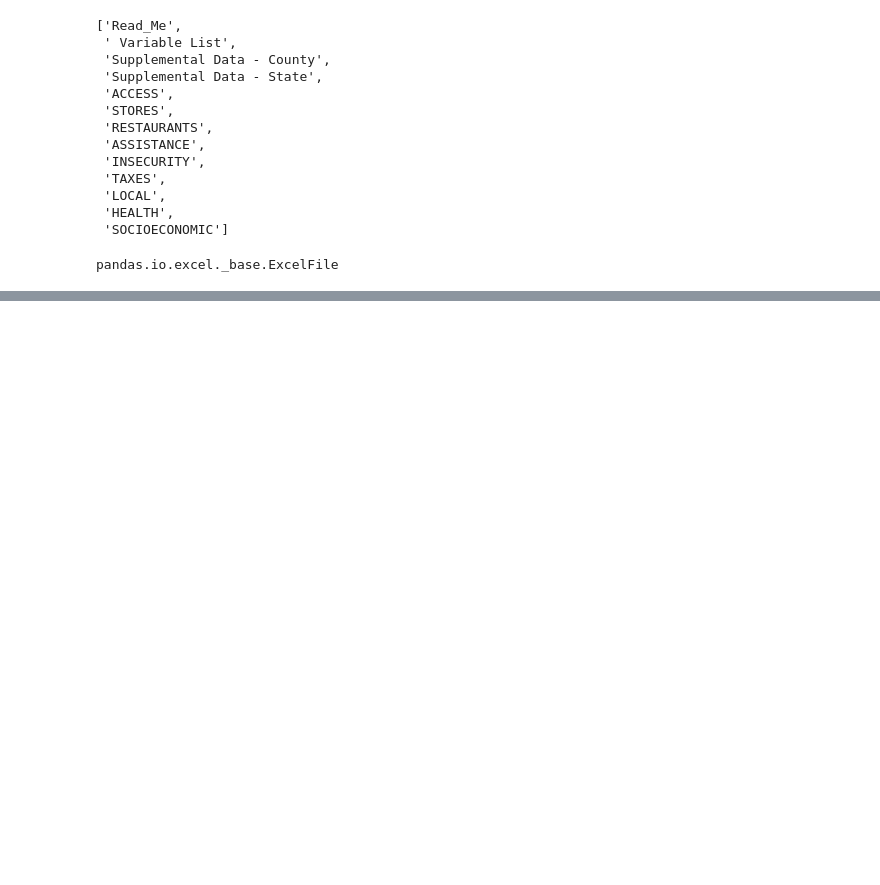
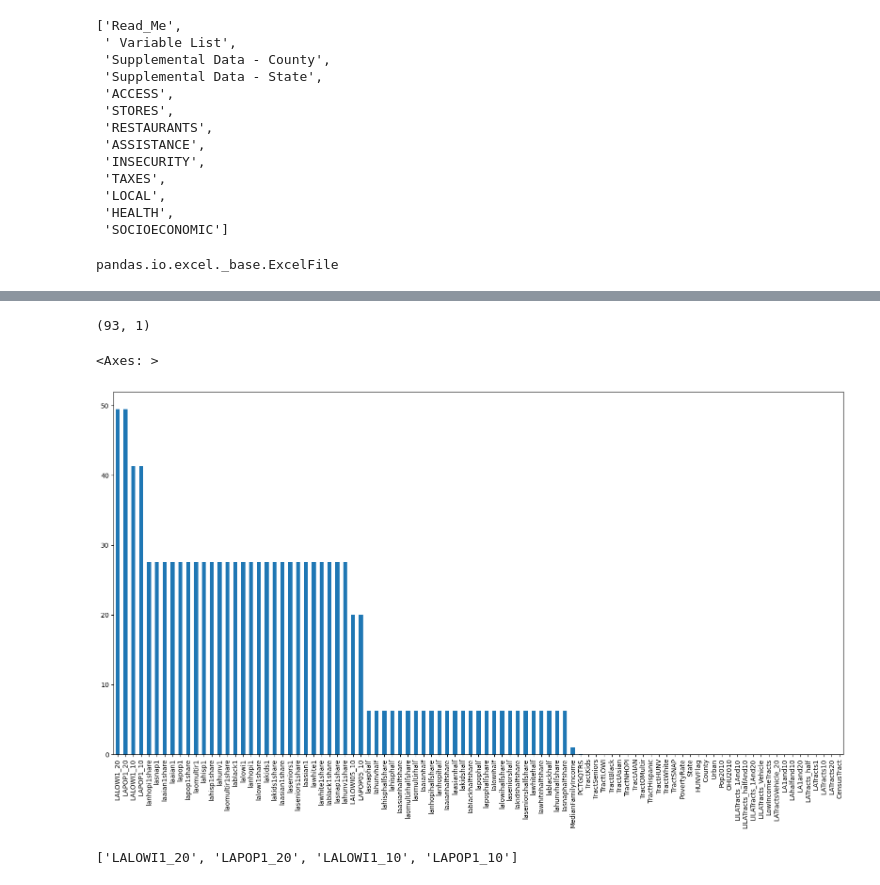
Before and after one commit to Sarfarazzzzz/DSA-Datathon-2025, a Jupyter notebook: notebooks/EDA.ipynb, the cells around one changed output, grey strips where cells are left out. Drawn from its saved outputs; the diff is of its cells as text; code cells hidden in the pictures; blank space fills up the shorter version.

```diff
--- a/notebooks/EDA.ipynb
+++ b/notebooks/EDA.ipynb
@@ -70,0 +121,2 @@ for sheet in FoodEnvironmentAtlas.sheet_names:
+# %%
+Columns_to_drop = missing_report_df[missing_report_df["Missing (%)"] >= 50].index.tolist()
@@ -70,0 +127,2 @@ for sheet in FoodEnvironmentAtlas.sheet_names:
+# %%
+FoodAccessAtlascleaned = FoodAccessAtlas.drop(columns=Columns_to_drop, inplace=False)
@@ -70,0 +153,2 @@ for sheet in FoodEnvironmentAtlas.sheet_names:
+# %%
+FoodAccessAtlascleaned.drop(columns=["GroupQuartersFlag", "NUMGQTRS"], inplace=True)
@@ -70,0 +187,11 @@ for sheet in FoodEnvironmentAtlas.sheet_names:
+# %%
+missing_report_df = missing_report(FoodAccessAtlascleaned, top_n=None, percent=True)
+# %%
+missing_report_df.shape
+# %% [output]
+(93, 1)
+# %%
+missing_report_df["Missing (%)"].plot(kind="bar", figsize=(20, 10))
+# %% [output]
+<Axes: >
+[figure, added]
@@ -70,0 +200,4 @@ for sheet in FoodEnvironmentAtlas.sheet_names:
+# %%
+cols_missing_with_grtr_30
+# %% [output]
+['LALOWI1_20', 'LAPOP1_20', 'LALOWI1_10', 'LAPOP1_10']
```
Also changed, not shown: parts of 33 cells of this notebook, 4 other files.
